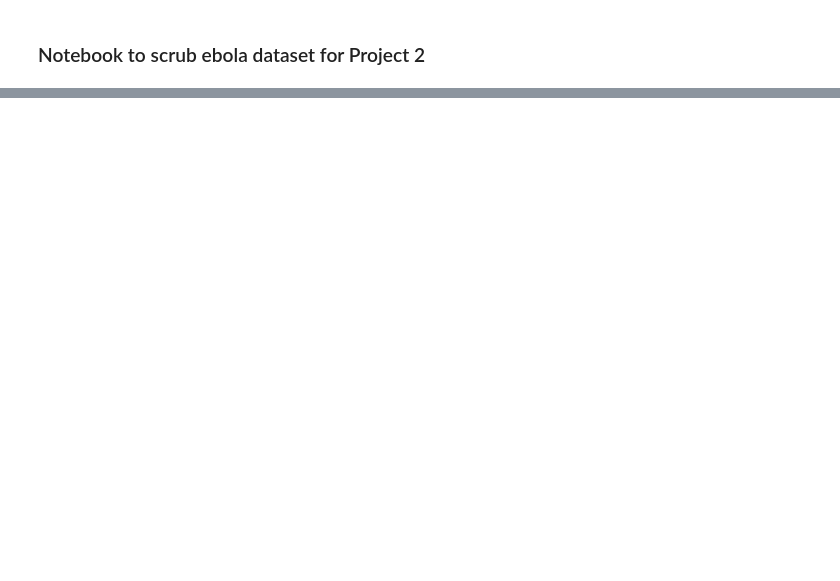
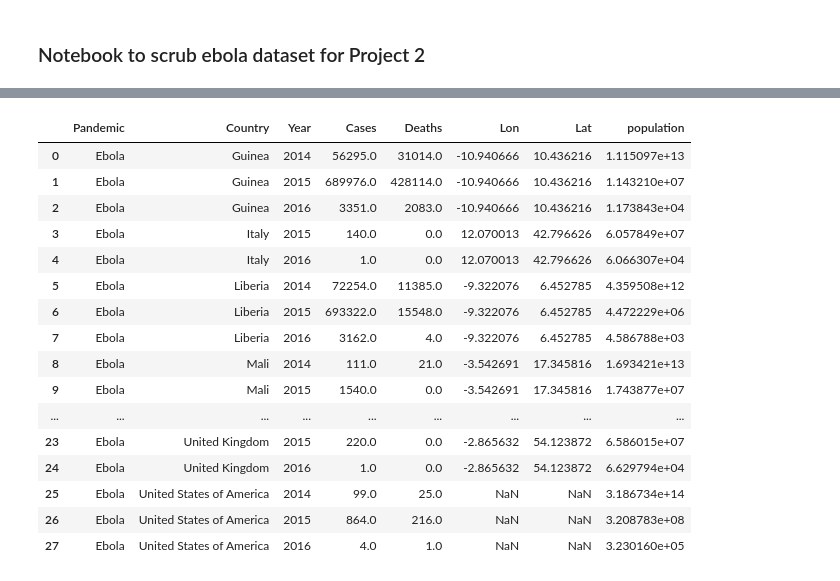
Before and after one commit to magcox5/Project2-Pandemic, a Jupyter notebook: ebola_scrub.ipynb, the cells around one changed output, grey strips where cells are left out. Saved outputs shown, nothing was run; the diff lists cells and outputs as text; code cells hidden in the pictures; blank space fills up the shorter version.

```diff
--- a/ebola_scrub.ipynb
+++ b/ebola_scrub.ipynb
@@ -92 +207,24 @@ AttributeError: 'DataFrame' object has no attribute 're'
+# %%
+# Get columns in following order: Pandemic, Country, Year, Cases, Deaths, lon,lat, population
+ebola_4 = ebola_3[['Pandemic', 'Country', 'year', 'No_of_confirmed_cases', 'No_of_confirmed_deaths', 'Longitude', 'Latitude', 'population']]
+ebola_5 = ebola_4.rename(columns={"year": "Year", "Longitude": "Lon", "Latitude": "Lat", "No_of_confirmed_cases": "Cases", "No_of_confirmed_deaths": "Deaths"  })
+ebola_5
+# %% [output]
+|  | Pandemic | Country | Year | Cases | Deaths | Lon | Lat | population |
+| 0 | Ebola | Guinea | 2014 | 56295.0 | 31014.0 | -10.940666 | 10.436216 | 1.115097e+13 |
+| 1 | Ebola | Guinea | 2015 | 689976.0 | 428114.0 | -10.940666 | 10.436216 | 1.143210e+07 |
+| 2 | Ebola | Guinea | 2016 | 3351.0 | 2083.0 | -10.940666 | 10.436216 | 1.173843e+04 |
+| 3 | Ebola | Italy | 2015 | 140.0 | 0.0 | 12.070013 | 42.796626 | 6.057849e+07 |
+| 4 | Ebola | Italy | 2016 | 1.0 | 0.0 | 12.070013 | 42.796626 | 6.066307e+04 |
+| 5 | Ebola | Liberia | 2014 | 72254.0 | 11385.0 | -9.322076 | 6.452785 | 4.359508e+12 |
+| 6 | Ebola | Liberia | 2015 | 693322.0 | 15548.0 | -9.322076 | 6.452785 | 4.472229e+06 |
+| 7 | Ebola | Liberia | 2016 | 3162.0 | 4.0 | -9.322076 | 6.452785 | 4.586788e+03 |
+| 8 | Ebola | Mali | 2014 | 111.0 | 21.0 | -3.542691 | 17.345816 | 1.693421e+13 |
+| 9 | Ebola | Mali | 2015 | 1540.0 | 0.0 | -3.542691 | 17.345816 | 1.743877e+07 |
+| ... | ... | ... | ... | ... | ... | ... | ... | ... |
+| 23 | Ebola | United Kingdom | 2015 | 220.0 | 0.0 | -2.865632 | 54.123872 | 6.586015e+07 |
+| 24 | Ebola | United Kingdom | 2016 | 1.0 | 0.0 | -2.865632 | 54.123872 | 6.629794e+04 |
+| 25 | Ebola | United States of America | 2014 | 99.0 | 25.0 | NaN | NaN | 3.186734e+14 |
+| 26 | Ebola | United States of America | 2015 | 864.0 | 216.0 | NaN | NaN | 3.208783e+08 |
+| 27 | Ebola | United States of America | 2016 | 4.0 | 1.0 | NaN | NaN | 3.230160e+05 |
 # %%
```
Also changed, not shown: parts of 12 cells of this notebook, 6 other files.
